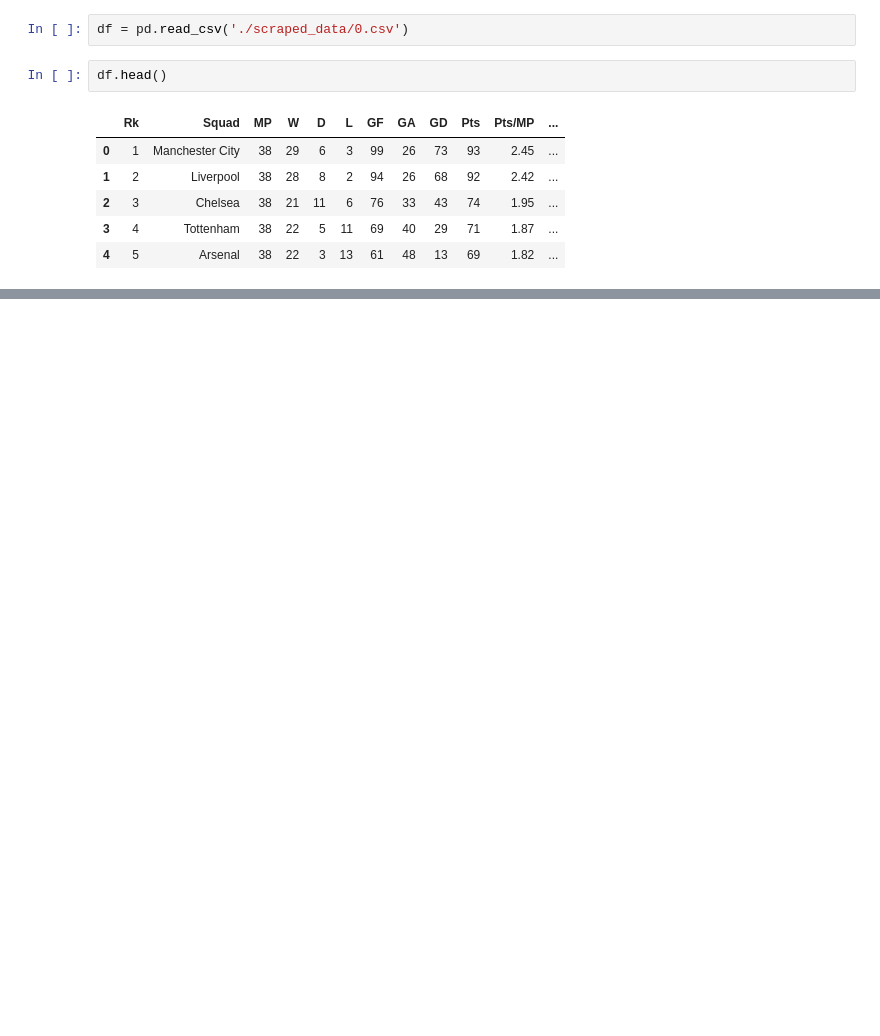
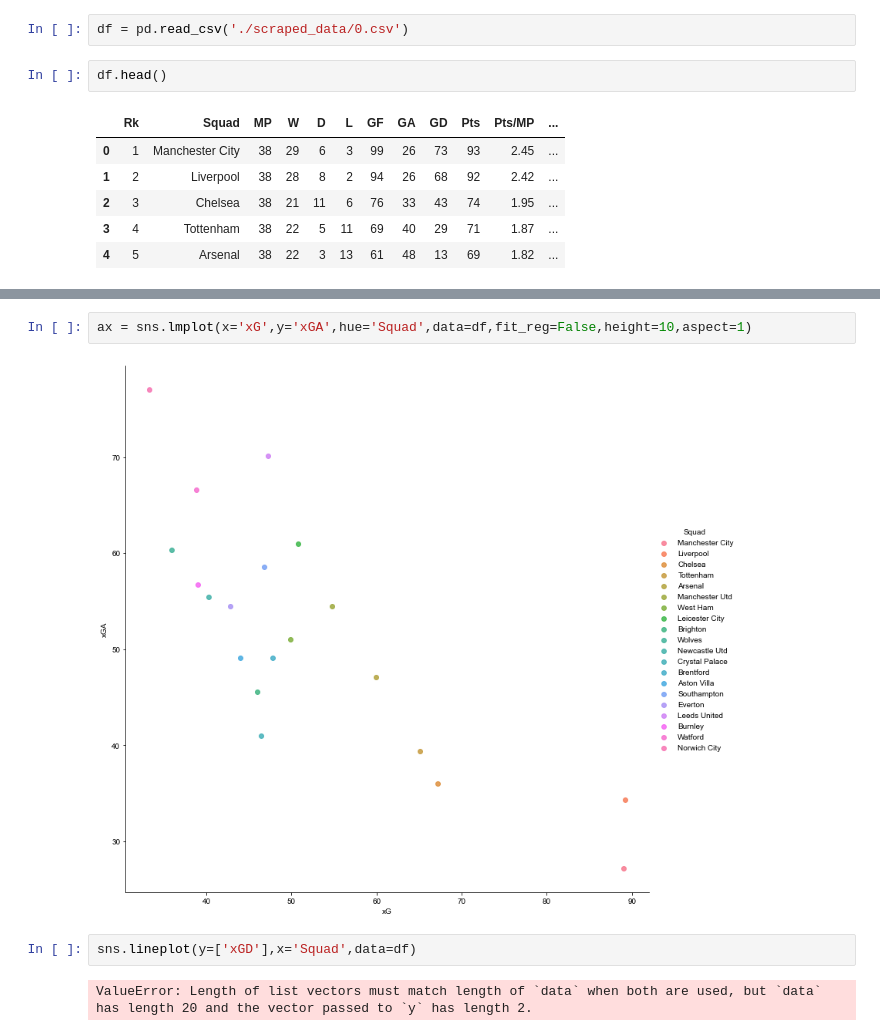
Before and after one commit to gautam7-github/FbRef-EDA-Viz, a Jupyter notebook: data_vis.ipynb, the cells around one changed output, grey strips where cells are left out. Drawn from its saved outputs; the diff is of its cells as text; blank space fills up the shorter version.

```diff
--- a/data_vis.ipynb
+++ b/data_vis.ipynb
@@ -28,0 +37,8 @@ df.head()
+# %%
+ax = sns.lmplot(x='xG',y='xGA',hue='Squad',data=df,fit_reg=False,height=10,aspect=1)
+# %% [output]
+[figure, added]
+# %%
+sns.lineplot(y=['xGD'],x='Squad',data=df)
+# %% [output]
+ValueError: Length of list vectors must match length of `data` when both are used, but `data` has length 20 and the vector passed to `y` has length 2.
```
Also changed, not shown: parts of 6 cells of this notebook, 3 other files.
